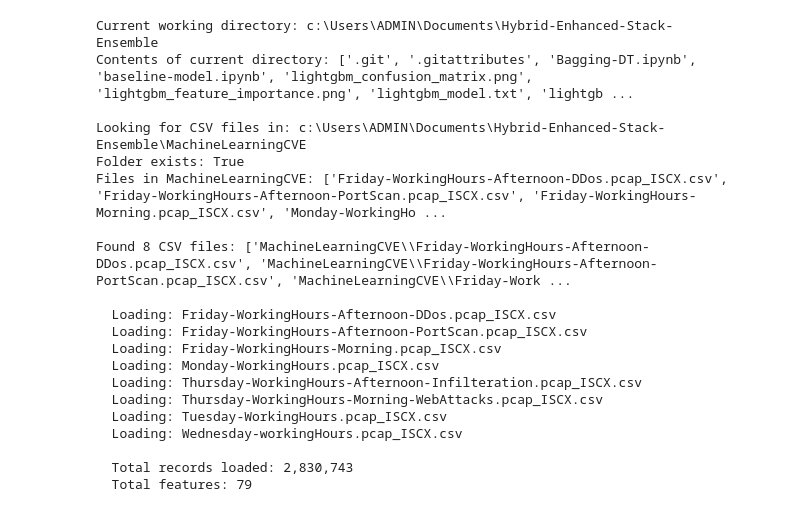
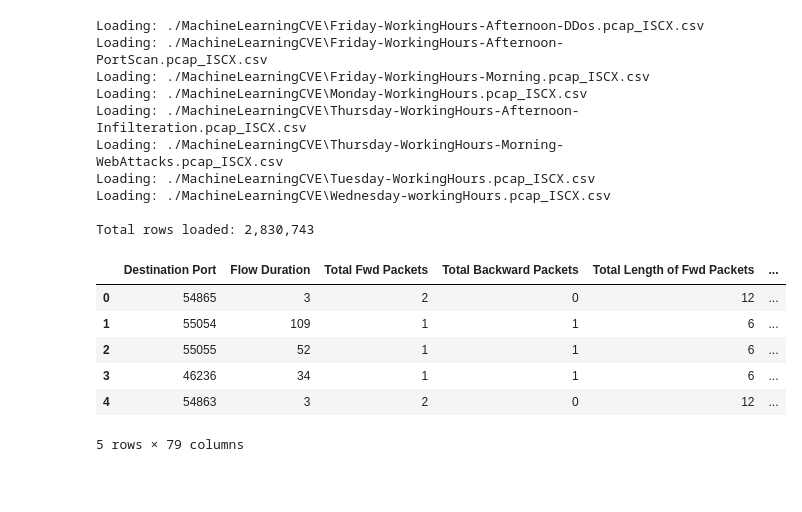
Before and after one commit to yoshbatula/Hybrid-Enhanced-Stacked-Ensemble-for-Network-Intrusion-Detection, a Jupyter notebook: baseline-model.ipynb, the cells around one changed output. Drawn from its saved outputs; the diff is of its cells as text; code cells hidden in the pictures; blank space fills up the shorter version.

Commit message:
recreating the baseline model

```diff
--- a/baseline-model.ipynb
+++ b/baseline-model.ipynb
@@ -18,51 +24,38 @@ import shap
 # %%
-# Load the dataset
+# Load all CSV files in the specified folder into a single DataFrame
+import glob, os
 
-# Debug: Check current directory and folder
-print(f"Current working directory: {os.getcwd()}")
-print(f"Contents of current directory: {os.listdir('.')}")
+CSV_FOLDER = './MachineLearningCVE'          # <── change to your folder path
+csv_files = glob.glob(os.path.join(CSV_FOLDER, '*.csv'))
 
-DATA_FOLDER = 'MachineLearningCVE'
-print(f"\nLooking for CSV files in: {os.path.abspath(DATA_FOLDER)}")
-print(f"Folder exists: {os.path.exists(DATA_FOLDER)}")
+if csv_files:
+    dfs = []
+    for f in csv_files:
+        print(f'Loading: {f}')
+        tmp = pd.read_csv(f, low_memory=False)
+        dfs.append(tmp)
+    df = pd.concat(dfs, ignore_index=True)
+    print(f'\nTotal rows loaded: {len(df):,}')
+else:
+    raise FileNotFoundError('No CSV files found. Update CSV_FOLDER path.')
 
-if os.path.exists(DATA_FOLDER):
-    print(f"Files in {DATA_FOLDER}: {os.listdir(DATA_FOLDER)}")
-
-csv_files = glob.glob(os.path.join(DATA_FOLDER, '*.csv'))
-print(f"\nFound {len(csv_files)} CSV files: {csv_files}\n")
-
-dfs = []
-for f in csv_files:
-    print(f"  Loading: {os.path.basename(f)}")
-    df_temp = pd.read_csv(f, encoding='utf-8', low_memory=False)
-    dfs.append(df_temp)
-
-if dfs:
-    df = pd.concat(dfs, ignore_index=True)
-    print(f"\n  Total records loaded: {len(df):,}")
-    print(f"  Total features: {df.shape[1]}")
-else:
-    print("ERROR: No CSV files were loaded!")
+df.head()
 # %% [output]
-Current working directory: c:\Users\ADMIN\Documents\Hybrid-Enhanced-Stack-Ensemble
-Contents of current directory: ['.git', '.gitattributes', 'Bagging-DT.ipynb', 'baseline-model.ipynb', 'lightgbm_confusion_matrix.png', 'lightgbm_feature_importance.png', 'lightgbm_model.txt', 'lightgb ...
+Loading: ./MachineLearningCVE\Friday-WorkingHours-Afternoon-DDos.pcap_ISCX.csv
+Loading: ./MachineLearningCVE\Friday-WorkingHours-Afternoon-PortScan.pcap_ISCX.csv
+Loading: ./MachineLearningCVE\Friday-WorkingHours-Morning.pcap_ISCX.csv
+Loading: ./MachineLearningCVE\Monday-WorkingHours.pcap_ISCX.csv
+Loading: ./MachineLearningCVE\Thursday-WorkingHours-Afternoon-Infilteration.pcap_ISCX.csv
+Loading: ./MachineLearningCVE\Thursday-WorkingHours-Morning-WebAttacks.pcap_ISCX.csv
+Loading: ./MachineLearningCVE\Tuesday-WorkingHours.pcap_ISCX.csv
+Loading: ./MachineLearningCVE\Wednesday-workingHours.pcap_ISCX.csv
 
-Looking for CSV files in: c:\Users\ADMIN\Documents\Hybrid-Enhanced-Stack-Ensemble\MachineLearningCVE
-Folder exists: True
-Files in MachineLearningCVE: ['Friday-WorkingHours-Afternoon-DDos.pcap_ISCX.csv', 'Friday-WorkingHours-Afternoon-PortScan.pcap_ISCX.csv', 'Friday-WorkingHours-Morning.pcap_ISCX.csv', 'Monday-WorkingHo ...
-
-Found 8 CSV files: ['MachineLearningCVE\\Friday-WorkingHours-Afternoon-DDos.pcap_ISCX.csv', 'MachineLearningCVE\\Friday-WorkingHours-Afternoon-PortScan.pcap_ISCX.csv', 'MachineLearningCVE\\Friday-Work ...
-
-  Loading: Friday-WorkingHours-Afternoon-DDos.pcap_ISCX.csv
-  Loading: Friday-WorkingHours-Afternoon-PortScan.pcap_ISCX.csv
-  Loading: Friday-WorkingHours-Morning.pcap_ISCX.csv
-  Loading: Monday-WorkingHours.pcap_ISCX.csv
-  Loading: Thursday-WorkingHours-Afternoon-Infilteration.pcap_ISCX.csv
-  Loading: Thursday-WorkingHours-Morning-WebAttacks.pcap_ISCX.csv
-  Loading: Tuesday-WorkingHours.pcap_ISCX.csv
-  Loading: Wednesday-workingHours.pcap_ISCX.csv
-
-  Total records loaded: 2,830,743
-  Total features: 79
+Total rows loaded: 2,830,743
+|  | Destination Port | Flow Duration | Total Fwd Packets | Total Backward Packets | Total Length of Fwd Packets | ... |
+| 0 | 54865 | 3 | 2 | 0 | 12 | ... |
+| 1 | 55054 | 109 | 1 | 1 | 6 | ... |
+| 2 | 55055 | 52 | 1 | 1 | 6 | ... |
+| 3 | 46236 | 34 | 1 | 1 | 6 | ... |
+| 4 | 54863 | 3 | 2 | 0 | 12 | ... |
+5 rows × 79 columns
 # %%
```
Also changed, not shown: parts of 4 cells of this notebook.
